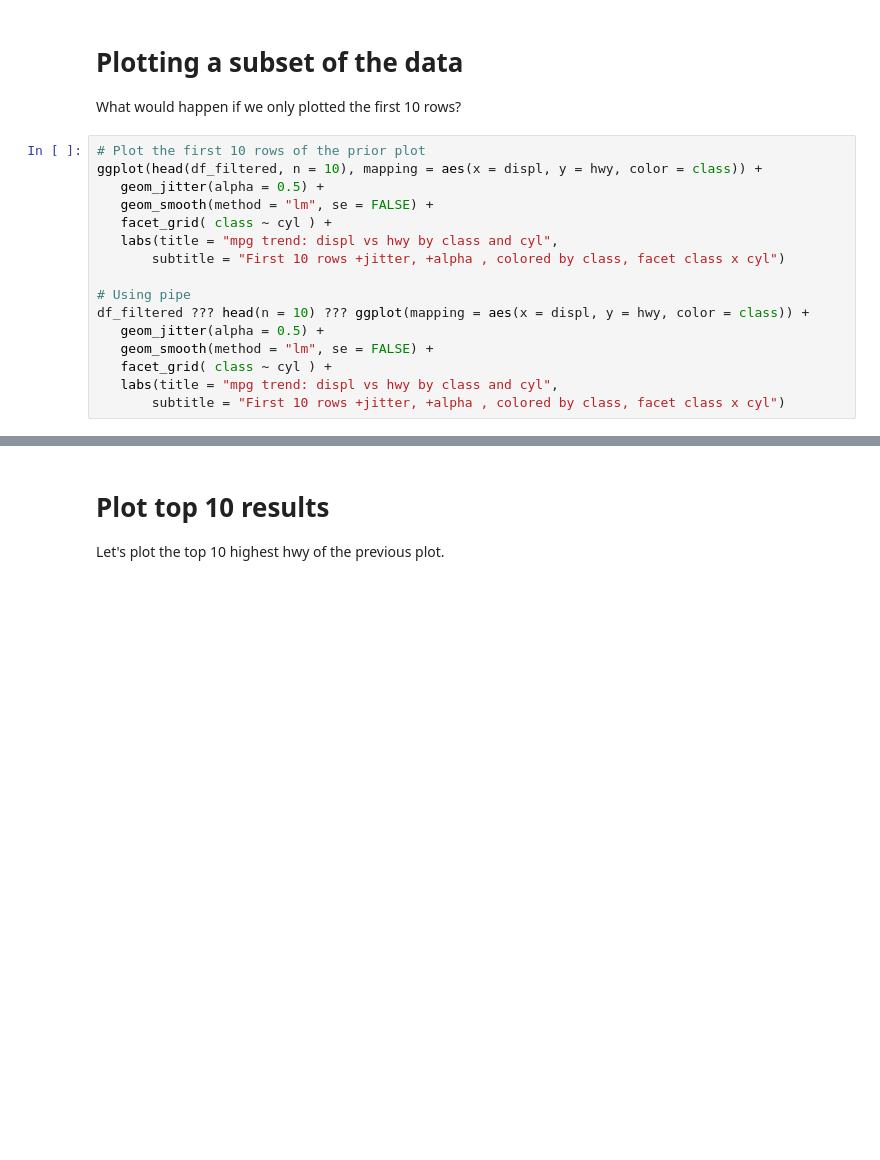
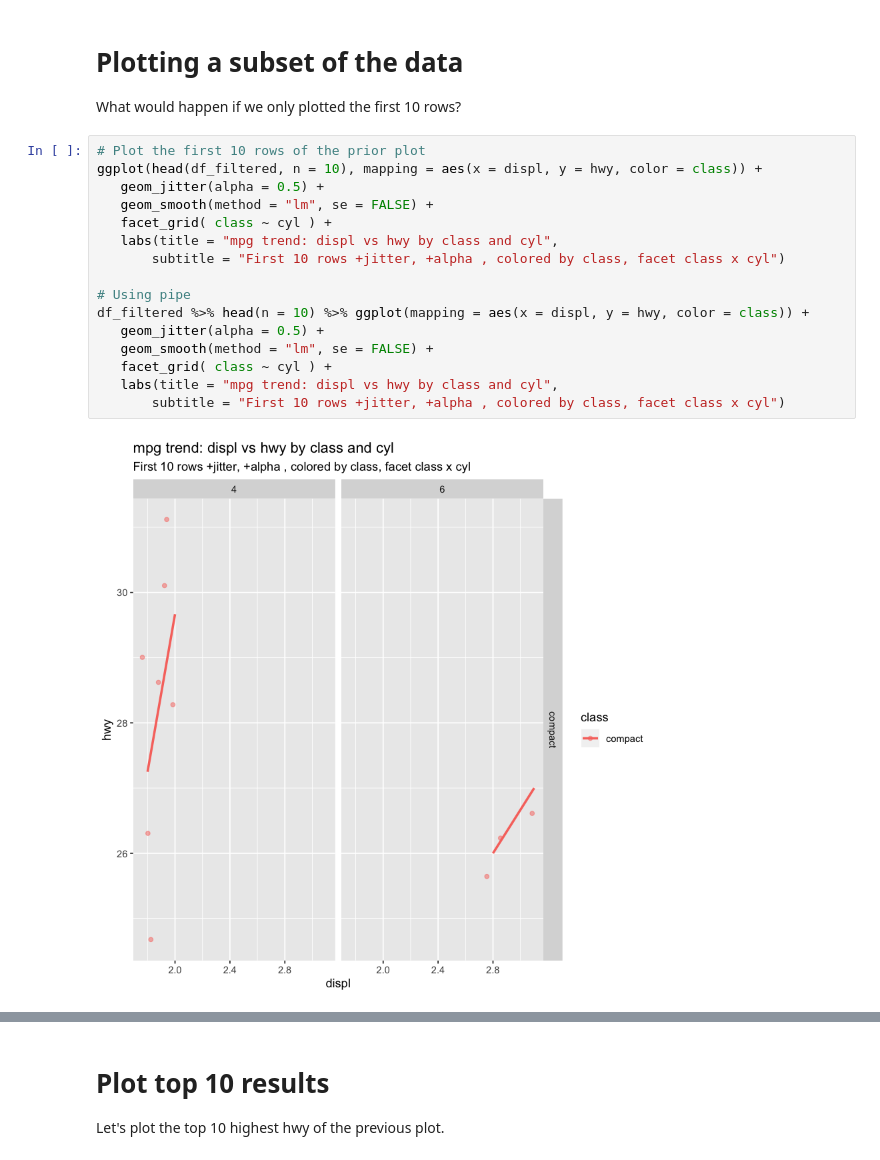
Before and after one commit to shammer83/VisualizationsR, a Jupyter notebook: L02-E5-Piping.ipynb, the cells around one changed output, grey strips where cells are left out. Cells and saved outputs as stored; diff of their text form; blank space fills up the shorter version.

```diff
--- a/L02-E5-Piping.ipynb
+++ b/L02-E5-Piping.ipynb
@@ -281,16 +581,18 @@ What would happen if we only plotted the first 10 rows?
 # %%
 # Plot the first 10 rows of the prior plot
 ggplot(head(df_filtered, n = 10), mapping = aes(x = displ, y = hwy, color = class)) +
    geom_jitter(alpha = 0.5) +
    geom_smooth(method = "lm", se = FALSE) +
    facet_grid( class ~ cyl ) +
    labs(title = "mpg trend: displ vs hwy by class and cyl",
        subtitle = "First 10 rows +jitter, +alpha , colored by class, facet class x cyl")
 
 # Using pipe
-df_filtered ??? head(n = 10) ??? ggplot(mapping = aes(x = displ, y = hwy, color = class)) +
+df_filtered %>% head(n = 10) %>% ggplot(mapping = aes(x = displ, y = hwy, color = class)) +
    geom_jitter(alpha = 0.5) +
    geom_smooth(method = "lm", se = FALSE) +
    facet_grid( class ~ cyl ) +
    labs(title = "mpg trend: displ vs hwy by class and cyl",
        subtitle = "First 10 rows +jitter, +alpha , colored by class, facet class x cyl")
+# %% [output]
+[figure, added]
```
Also changed, not shown: parts of 19 cells of this notebook.
